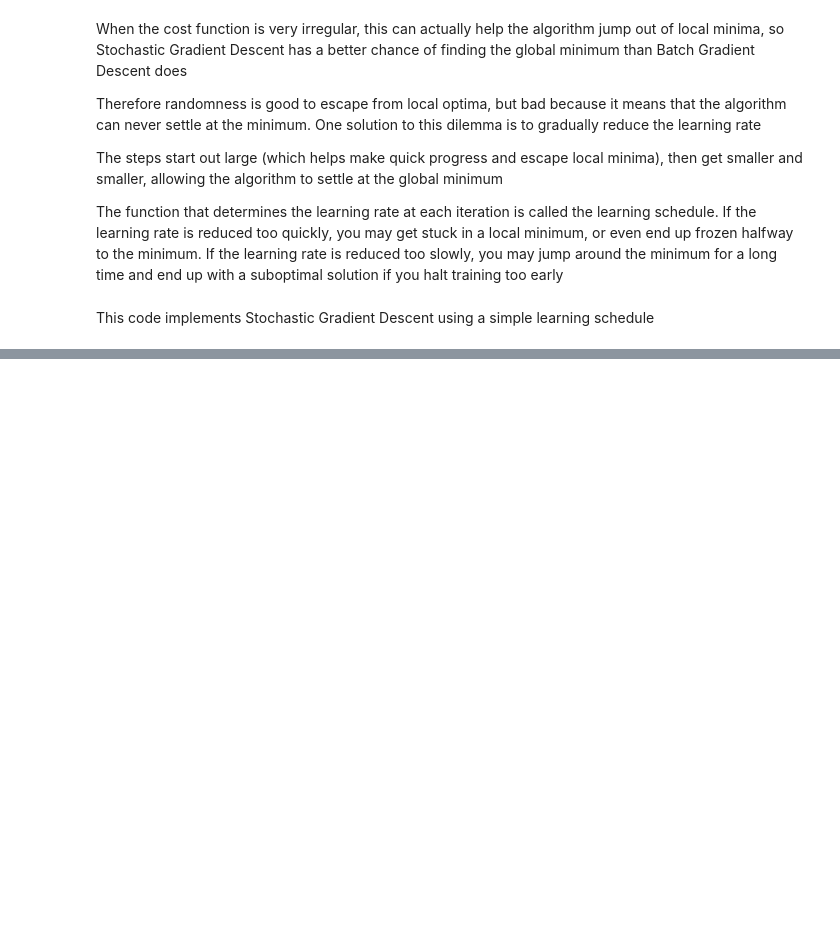
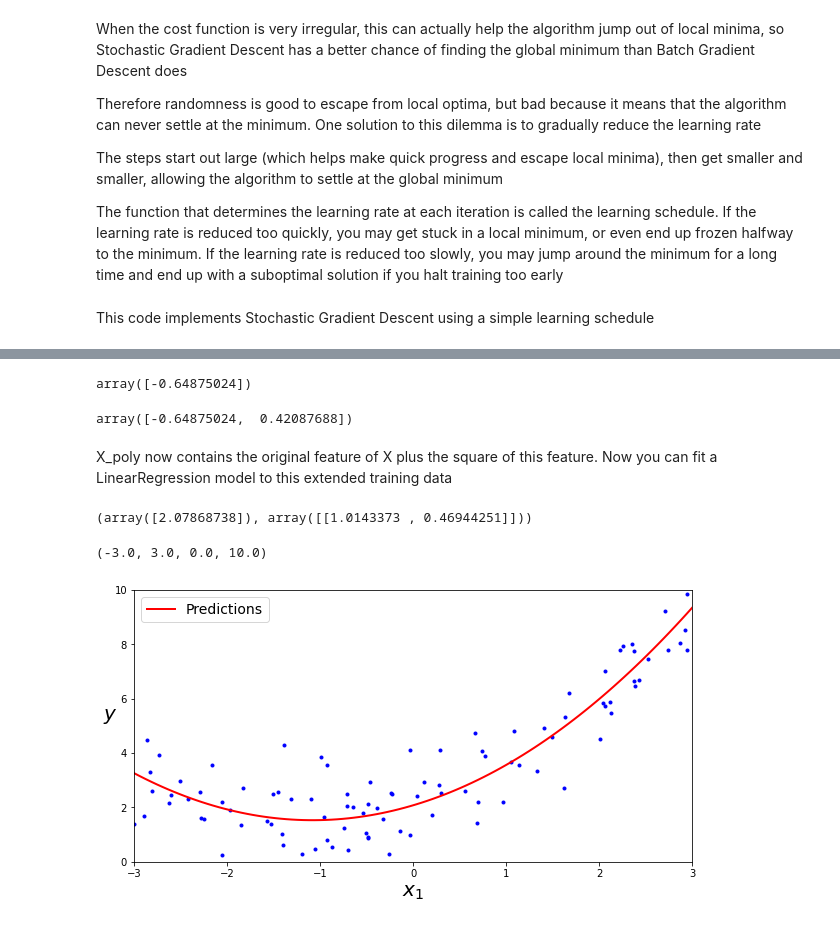
Before and after one commit to lucaslokchan/hands-on-ml, a Jupyter notebook: Learning Notes/Chapter 4: Training Models/4_Training_Models.ipynb, the cells around one changed output, grey strips where cells are left out. Drawn from its saved outputs; the diff is of its cells as text; code cells hidden in the pictures; blank space fills up the shorter version.

```diff
--- a/Learning Notes/Chapter 4: Training Models/4_Training_Models.ipynb
+++ b/Learning Notes/Chapter 4: Training Models/4_Training_Models.ipynb
@@ -251,0 +324,33 @@ array([[3.98544481],
+# %%
+from sklearn.preprocessing import PolynomialFeatures
+poly_features = PolynomialFeatures(degree=2, include_bias=False)
+X_poly = poly_features.fit_transform(X)
+X[0]
+# %% [output]
+array([-0.64875024])
+# %%
+X_poly[0]
+# %% [output]
+array([-0.64875024,  0.42087688])
+# %% [markdown]
+X_poly now contains the original feature of X plus the square of this feature. Now you can fit a LinearRegression model to this extended training data
+# %%
+lin_reg = LinearRegression()
+lin_reg.fit(X_poly, y)
+lin_reg.intercept_, lin_reg.coef_
+# %% [output]
+(array([2.07868738]), array([[1.0143373 , 0.46944251]]))
+# %%
+X_new=np.linspace(-3, 3, 100).reshape(100, 1)
+X_new_poly = poly_features.transform(X_new)
+y_new = lin_reg.predict(X_new_poly)
+plt.figure(figsize=(10, 5))
+plt.plot(X, y, "b.")
+plt.plot(X_new, y_new, "r-", linewidth=2, label="Predictions")
+plt.xlabel("$x_1$", fontsize=20)
+plt.ylabel("$y$", rotation=0, fontsize=20)
+plt.legend(loc="upper left", fontsize=14)
+plt.axis([-3, 3, 0, 10])
+# %% [output]
+(-3.0, 3.0, 0.0, 10.0)
+[figure, added]
```
Also changed, not shown: parts of 85 cells of this notebook.
